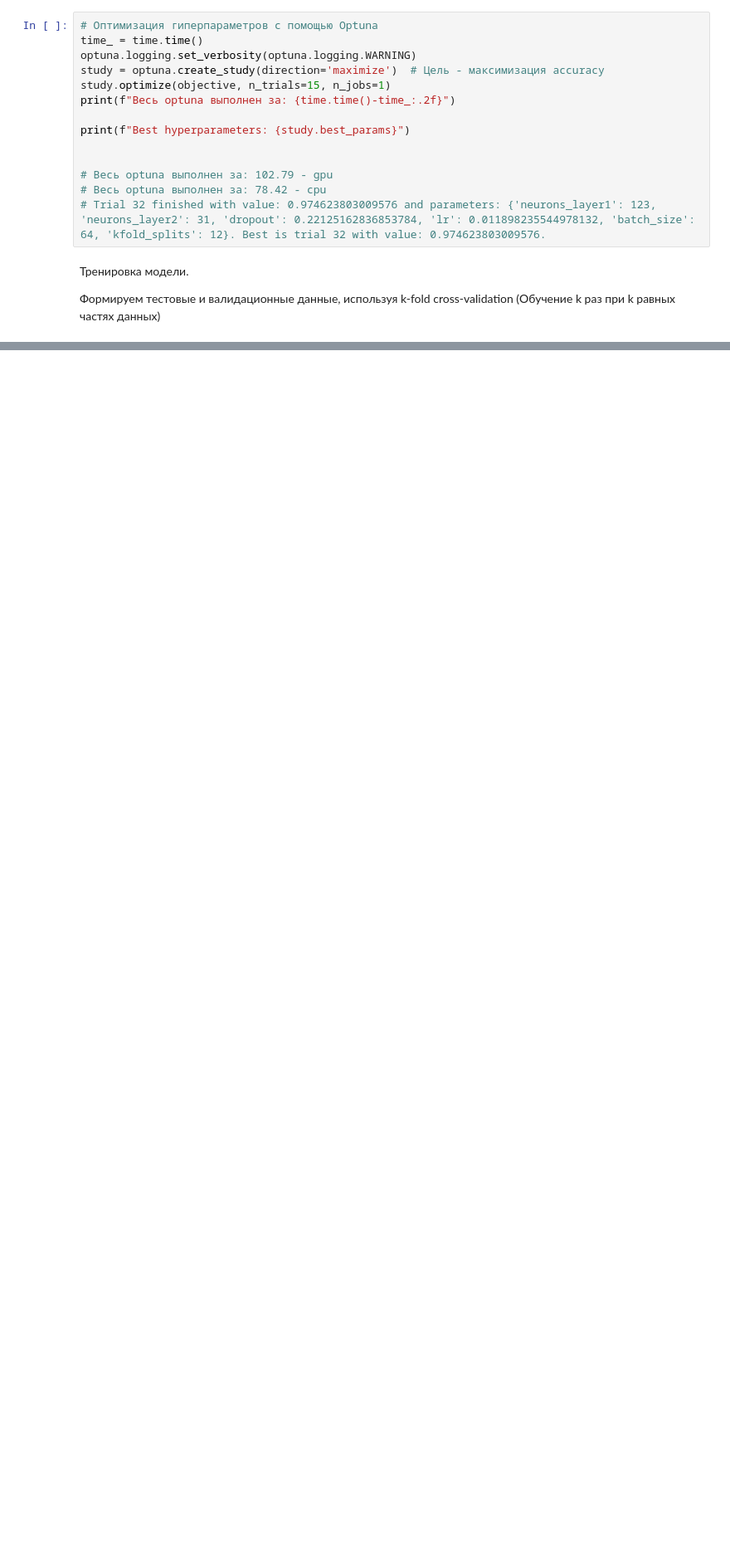
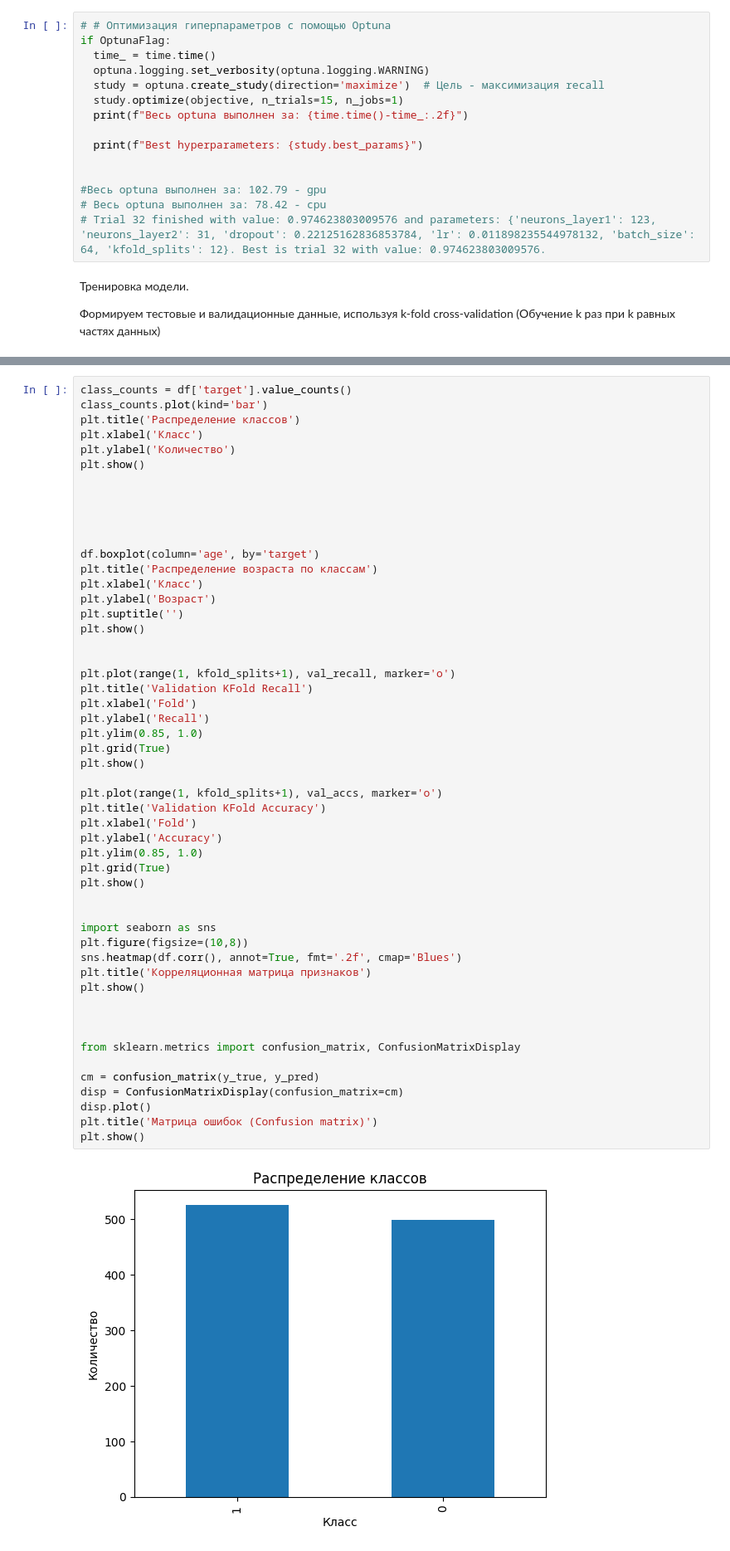
Before and after one commit to theycomeunstuck/StudyProject_university, a Jupyter notebook: smallDatasetPytorchUniversity.ipynb, the cells around one changed output, grey strips where cells are left out. Shown: that part at 83% size. Cells and saved outputs as stored; diff of their text form; blank space fills up the shorter version.

```diff
--- a/smallDatasetPytorchUniversity.ipynb
+++ b/smallDatasetPytorchUniversity.ipynb
@@ -305,15 +324,16 @@ def model_Training(neurons_layer1, neurons_layer2, dropout,
 # %%
-# Оптимизация гиперпараметров с помощью Optuna
-time_ = time.time()
-optuna.logging.set_verbosity(optuna.logging.WARNING)
-study = optuna.create_study(direction='maximize')  # Цель - максимизация accuracy
-study.optimize(objective, n_trials=15, n_jobs=1)
-print(f"Весь optuna выполнен за: {time.time()-time_:.2f}")
+# # Оптимизация гиперпараметров с помощью Optuna
+if OptunaFlag:
+  time_ = time.time()
+  optuna.logging.set_verbosity(optuna.logging.WARNING)
+  study = optuna.create_study(direction='maximize')  # Цель - максимизация recall
+  study.optimize(objective, n_trials=15, n_jobs=1)
+  print(f"Весь optuna выполнен за: {time.time()-time_:.2f}")
 
-print(f"Best hyperparameters: {study.best_params}")
+  print(f"Best hyperparameters: {study.best_params}")
 
 
-# Весь optuna выполнен за: 102.79 - gpu
+#Весь optuna выполнен за: 102.79 - gpu
 # Весь optuna выполнен за: 78.42 - cpu
 # Trial 32 finished with value: 0.974623803009576 and parameters: {'neurons_layer1': 123, 'neurons_layer2': 31, 'dropout': 0.22125162836853784, 'lr': 0.011898235544978132, 'batch_size': 64, 'kfold_splits': 12}. Best is trial 32 with value: 0.974623803009576.
 # %% [markdown]
@@ -469,0 +486,54 @@ Lowest validation accuracy: 0.9294
+# %%
+class_counts = df['target'].value_counts()
+class_counts.plot(kind='bar')
+plt.title('Распределение классов')
+plt.xlabel('Класс')
+plt.ylabel('Количество')
+plt.show()
+
+
+
+
+
+df.boxplot(column='age', by='target')
+plt.title('Распределение возраста по классам')
+plt.xlabel('Класс')
+plt.ylabel('Возраст')
+plt.suptitle('')
+plt.show()
+
+
+plt.plot(range(1, kfold_splits+1), val_recall, marker='o')
+plt.title('Validation KFold Recall')
+plt.xlabel('Fold')
+plt.ylabel('Recall')
+plt.ylim(0.85, 1.0)
+plt.grid(True)
+plt.show()
+
+plt.plot(range(1, kfold_splits+1), val_accs, marker='o')
+plt.title('Validation KFold Accuracy')
+plt.xlabel('Fold')
+plt.ylabel('Accuracy')
+plt.ylim(0.85, 1.0)
+plt.grid(True)
+plt.show()
+
+
+import seaborn as sns
+plt.figure(figsize=(10,8))
+sns.heatmap(df.corr(), annot=True, fmt='.2f', cmap='Blues')
+plt.title('Корреляционная матрица признаков')
+plt.show()
+
+
+
+from sklearn.metrics import confusion_matrix, ConfusionMatrixDisplay
+
+cm = confusion_matrix(y_true, y_pred)
+disp = ConfusionMatrixDisplay(confusion_matrix=cm)
+disp.plot()
+plt.title('Матрица ошибок (Confusion matrix)')
+plt.show()
+# %% [output]
+[figure, added]
```
Also changed, not shown: parts of 10 cells of this notebook.
